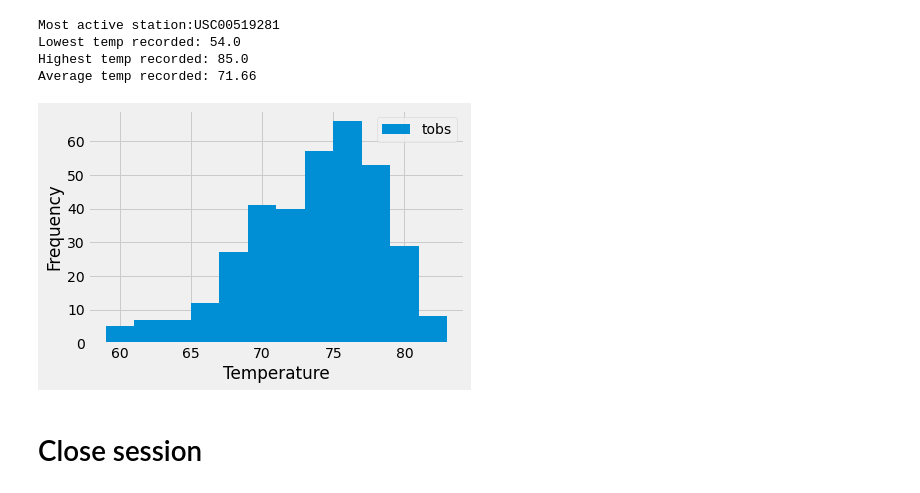
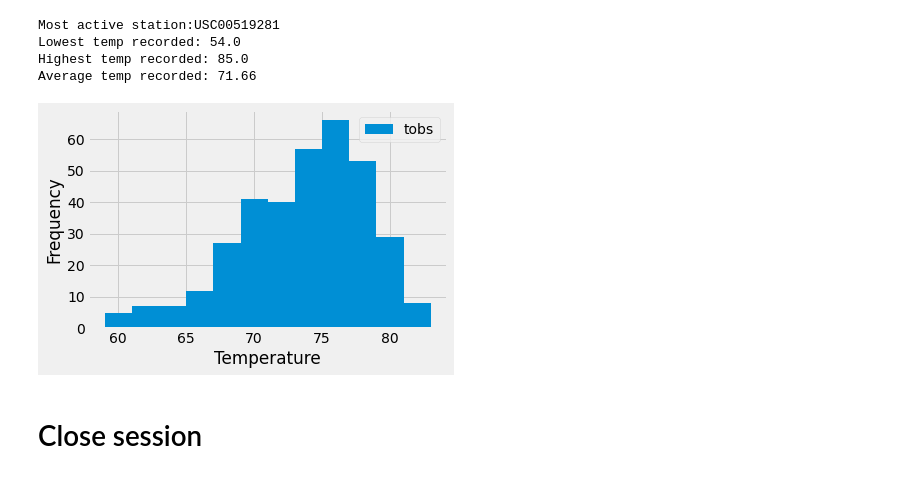
Before and after one commit to scottgall/sqlalchemy-challenge, a Jupyter notebook: climate_analysis.ipynb, the cells around one changed output. Drawn from its saved outputs; the diff is of its cells as text; code cells hidden in the pictures.

```diff
--- a/climate_analysis.ipynb
+++ b/climate_analysis.ipynb
@@ -126,20 +126,21 @@ Average temp recorded: 71.66
 # %%
 # Using the most active station id
 # Query the last 12 months of temperature observation data for this station and plot the results as a histogram
 data = session.query(Measurement.tobs).\
     filter(Measurement.date >= year_from_last_string, Measurement.station == most_active_station).\
     order_by(Measurement.date).all()
 df = pd.DataFrame(data)
 fig, ax = plt.subplots()
 plt.hist(df, 12, label=['tobs'])
 plt.title('')
 plt.xlabel('Temperature')
 plt.ylabel('Frequency')
 plt.legend()
+plt.tight_layout()
 plt.savefig('Images/temperature.png')
 plt.show()
 # %% [output]
-[figure, old version]
+[figure, new version]
 # %% [markdown]
 # Close session
 # %%
```
Also changed, not shown: 5 other files.
